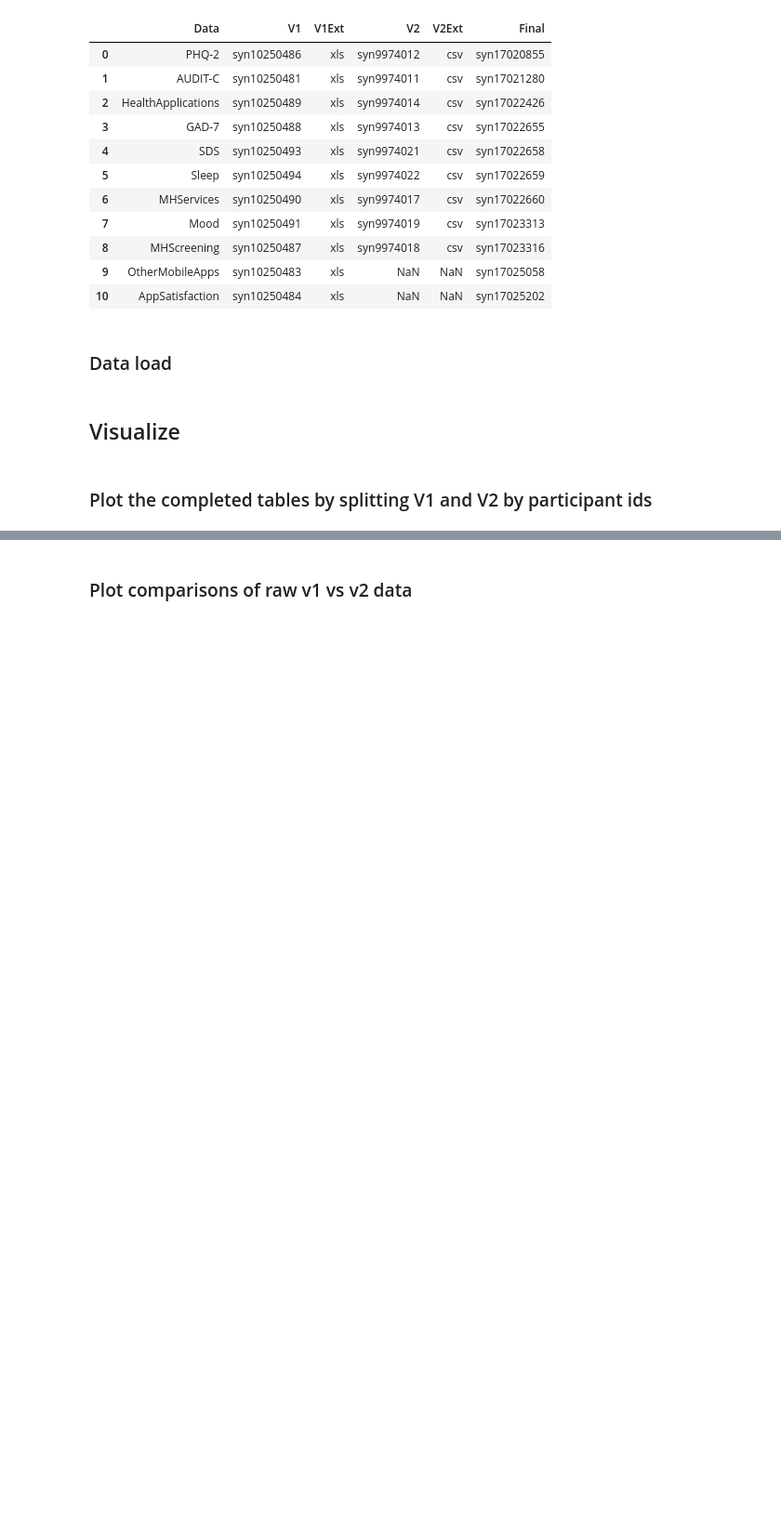
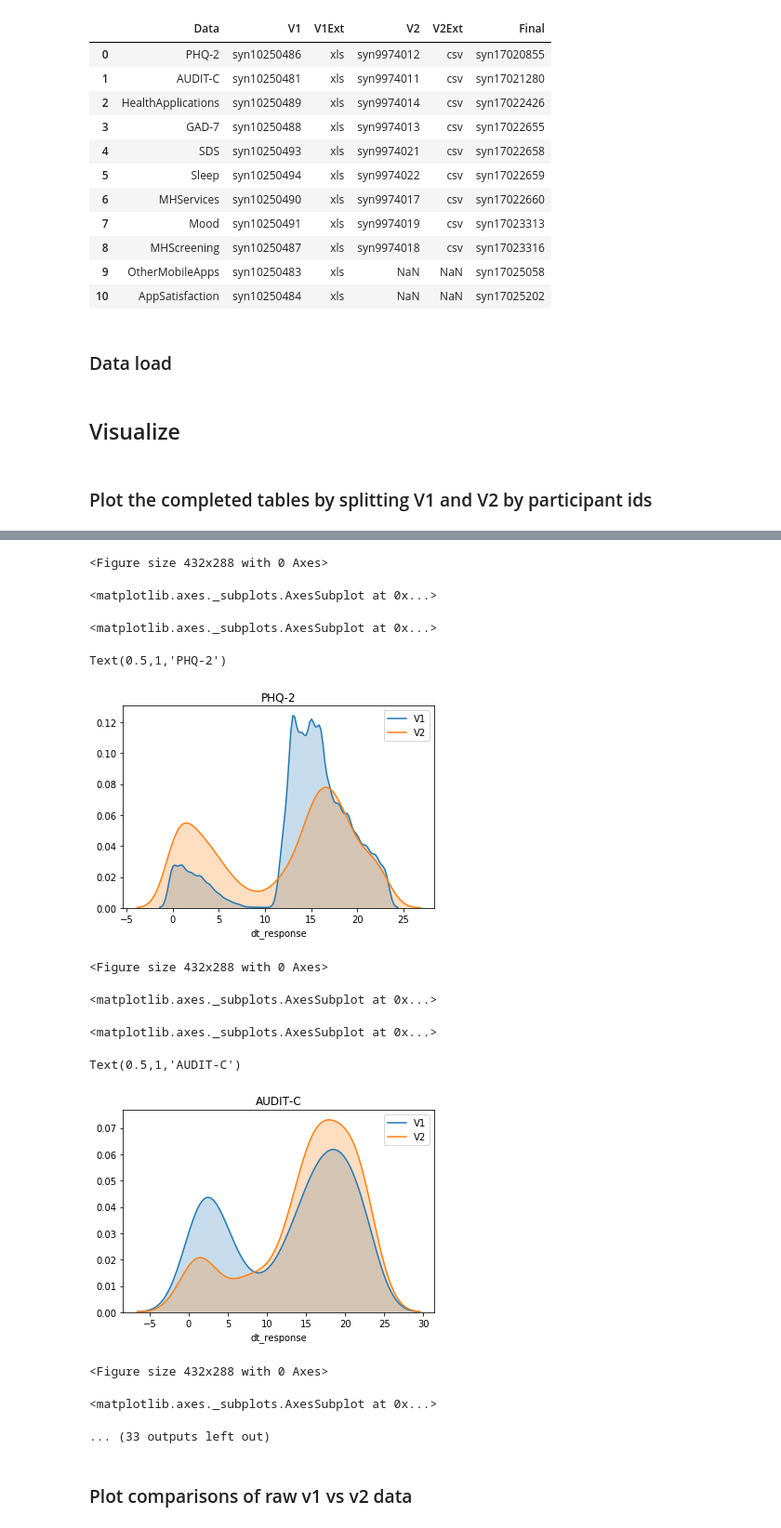
Before and after one commit to apratap/BRIGHTEN-Data-Release, a Jupyter notebook: timezone_checks.ipynb, the cells around one changed output, grey strips where cells are left out. Shown at 93% size. Cells and saved outputs as stored; diff of their text form; code cells hidden in the pictures; blank space fills up the shorter version.

```diff
--- a/timezone_checks.ipynb
+++ b/timezone_checks.ipynb
@@ -106,11 +109,16 @@ for table_name, df in complete.items():
 
     v1 = pd.to_datetime(df.loc[~df.v2mask].dt_response).apply(lambda x: x.hour)
     v2 = pd.to_datetime(df.loc[df.v2mask].dt_response).apply(lambda x: x.hour)
-
-    fig = ff.create_distplot([v1, v2], ['v1', 'v2'], show_hist=False, show_rug=False)
-    fig['layout'].update(dict(
-        title=table_name,
-        xaxis=dict(title='Hour of day')
-    ))
-    iplot(fig)
+    df = pd.DataFrame([v1, v2])
+#     fig = ff.create_distplot([v1, v2], ['v1', 'v2'], show_hist=False, show_rug=False)
+#     fig['layout'].update(dict(
+#         title=table_name,
+#         xaxis=dict(title='Hour of day')
+#     ))
+#     iplot(fig)
+    plt.gcf()
+    sns.distplot(v1, hist=False, kde=True, kde_kws={"shade": True}, label='V1')
+    sns.distplot(v2, hist=False, kde=True, kde_kws={"shade": True}, label='V2')
+    plt.title(table_name)
+    plt.show()
 # %% [output]
@@ -126,3 +125,16 @@ for table_name, df in complete.items():
+<Figure size 432x288 with 0 Axes>
+<matplotlib.axes._subplots.AxesSubplot at 0x...>
+<matplotlib.axes._subplots.AxesSubplot at 0x...>
+Text(0.5,1,'PHQ-2')
+[figure, added]
+<Figure size 432x288 with 0 Axes>
+<matplotlib.axes._subplots.AxesSubplot at 0x...>
+<matplotlib.axes._subplots.AxesSubplot at 0x...>
+Text(0.5,1,'AUDIT-C')
+[figure, added]
+<Figure size 432x288 with 0 Axes>
+<matplotlib.axes._subplots.AxesSubplot at 0x...>
+... (33 outputs left out)
 # %% [markdown]
 ### Plot comparisons of raw v1 vs v2 data
 # %%
```
Also changed, not shown: parts of 2 cells of this notebook.
